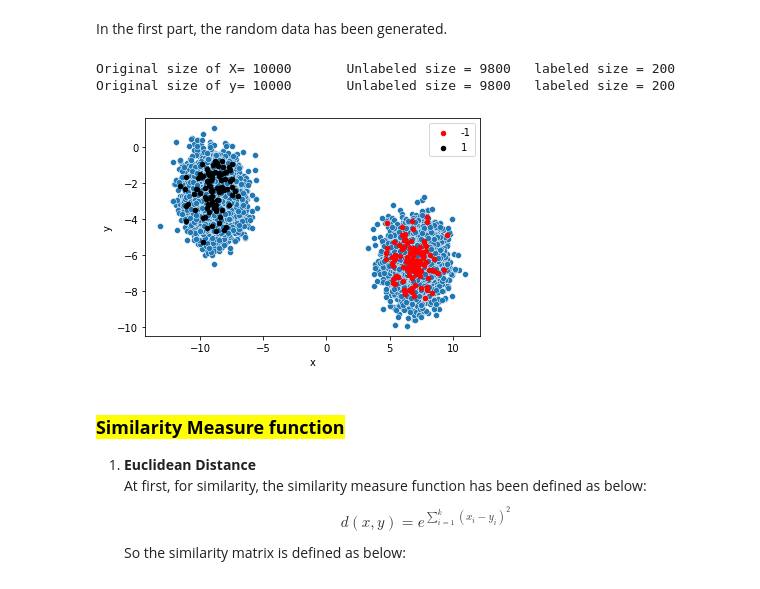
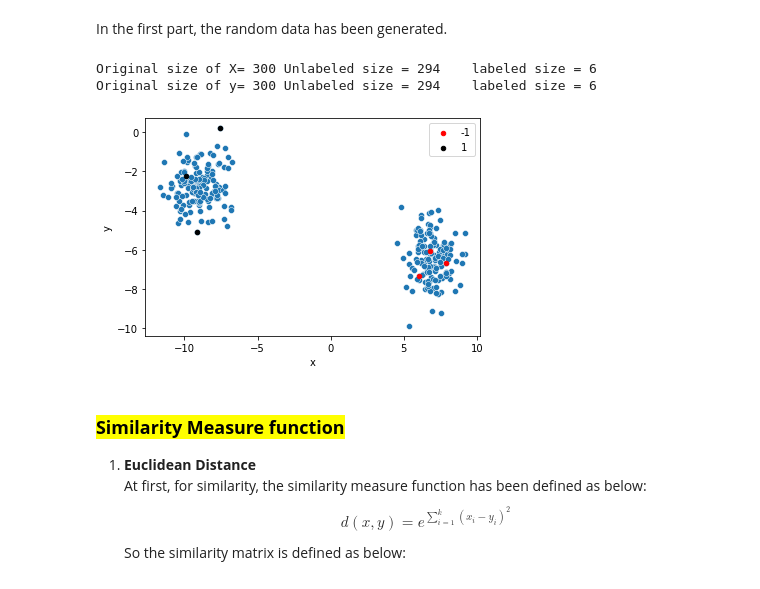
Before and after one commit to mojeee/OptimizationFor-DataScience, a Jupyter notebook: HW/Optimization.ipynb, the cells around one changed output. Drawn from its saved outputs; the diff is of its cells as text; code cells hidden in the pictures.

```diff
--- a/HW/Optimization.ipynb
+++ b/HW/Optimization.ipynb
@@ -22,25 +22,25 @@ from sklearn.metrics.pairwise import euclidean_distances
 # %%
 # generate 2d classification dataset
 np.random.seed(15)
-X, y = make_blobs(n_samples=10000, centers=2, n_features=2)
+X, y = make_blobs(n_samples=300, centers=2, n_features=2)
 x_Unlabeled ,x_labeled_bar,y1,y_label = train_test_split(X,y,test_size=0.02)
 
 print(f"Original size of X= {X.shape[0]}\tUnlabeled size = {x_Unlabeled.shape[0]}\tlabeled size = {x_labeled_bar.shape[0]}")
 print(f"Original size of y= {y.shape[0]}\tUnlabeled size = {y1.shape[0]}\tlabeled size = {y_label.shape[0]}")
 
 y_label=y_label*2-1
 df = DataFrame(dict(x=x_labeled_bar[:,0], y=x_labeled_bar[:,1], label=y_label))
 colors = {-1:'red', 1:'black'}
 fig, ax = pyplot.subplots()
 grouped = df.groupby('label')
 sns.scatterplot(ax=ax,x=X[:,0],y=X[:,1])
 for key, group in grouped:
     group.plot(ax=ax, kind='scatter', x='x', y='y', label=key, color=colors[key])
 pyplot.show()
 # %% [output]
-Original size of X= 10000       Unlabeled size = 9800   labeled size = 200
-Original size of y= 10000       Unlabeled size = 9800   labeled size = 200
+Original size of X= 300 Unlabeled size = 294    labeled size = 6
+Original size of y= 300 Unlabeled size = 294    labeled size = 6
-[figure, old version]
+[figure, new version]
 # %% [markdown]
 ### <mark><b>Similarity Measure function</b></mark>
 
```
Also changed, not shown: parts of 16 cells of this notebook, 1 other file.
